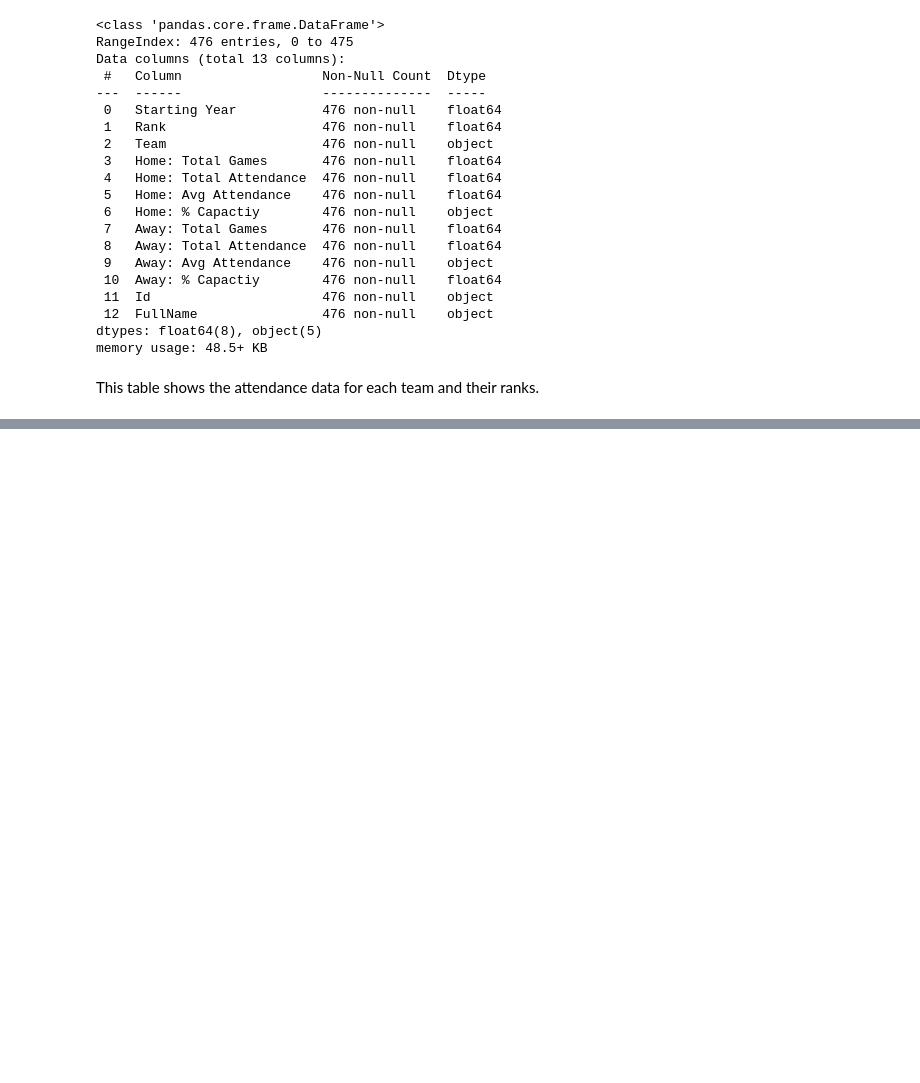
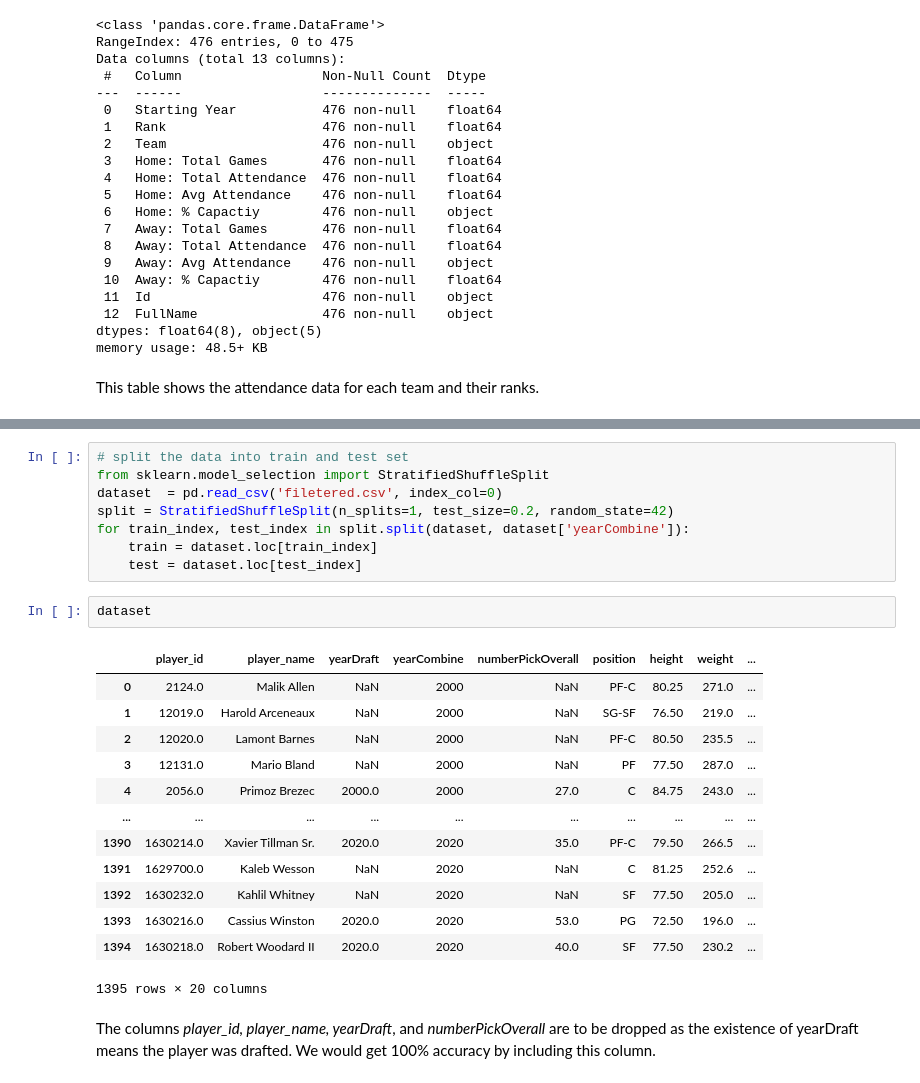
Before and after one commit to VIcKII-Z/Database-final-proj_on-NBA-datasets, a Jupyter notebook: final_proj.ipynb, the cells around one changed output, grey strips where cells are left out. Cells and saved outputs as stored; diff of their text form; blank space fills up the shorter version.

```diff
--- a/final_proj.ipynb
+++ b/final_proj.ipynb
@@ -1135,0 +1175,26 @@ This table shows the attendance data for each team and their ranks.
+# %%
+# split the data into train and test set
+from sklearn.model_selection import StratifiedShuffleSplit
+dataset  = pd.read_csv('filetered.csv', index_col=0)
+split = StratifiedShuffleSplit(n_splits=1, test_size=0.2, random_state=42)
+for train_index, test_index in split.split(dataset, dataset['yearCombine']):
+    train = dataset.loc[train_index]
+    test = dataset.loc[test_index]
+# %%
+dataset
+# %% [output]
+|  | player_id | player_name | yearDraft | yearCombine | numberPickOverall | position | height | weight | ... |
+| 0 | 2124.0 | Malik Allen | NaN | 2000 | NaN | PF-C | 80.25 | 271.0 | ... |
+| 1 | 12019.0 | Harold Arceneaux | NaN | 2000 | NaN | SG-SF | 76.50 | 219.0 | ... |
+| 2 | 12020.0 | Lamont Barnes | NaN | 2000 | NaN | PF-C | 80.50 | 235.5 | ... |
+| 3 | 12131.0 | Mario Bland | NaN | 2000 | NaN | PF | 77.50 | 287.0 | ... |
+| 4 | 2056.0 | Primoz Brezec | 2000.0 | 2000 | 27.0 | C | 84.75 | 243.0 | ... |
+| ... | ... | ... | ... | ... | ... | ... | ... | ... | ... |
+| 1390 | 1630214.0 | Xavier Tillman Sr. | 2020.0 | 2020 | 35.0 | PF-C | 79.50 | 266.5 | ... |
+| 1391 | 1629700.0 | Kaleb Wesson | NaN | 2020 | NaN | C | 81.25 | 252.6 | ... |
+| 1392 | 1630232.0 | Kahlil Whitney | NaN | 2020 | NaN | SF | 77.50 | 205.0 | ... |
+| 1393 | 1630216.0 | Cassius Winston | 2020.0 | 2020 | 53.0 | PG | 72.50 | 196.0 | ... |
+| 1394 | 1630218.0 | Robert Woodard II | 2020.0 | 2020 | 40.0 | SF | 77.50 | 230.2 | ... |
+1395 rows × 20 columns
+# %% [markdown]
+The columns *player_id, player_name, yearDraft*, and *numberPickOverall* are to be dropped as the existence of yearDraft means the player was drafted. We would get 100% accuracy by including this column.
```
Also changed, not shown: parts of 70 cells of this notebook.
